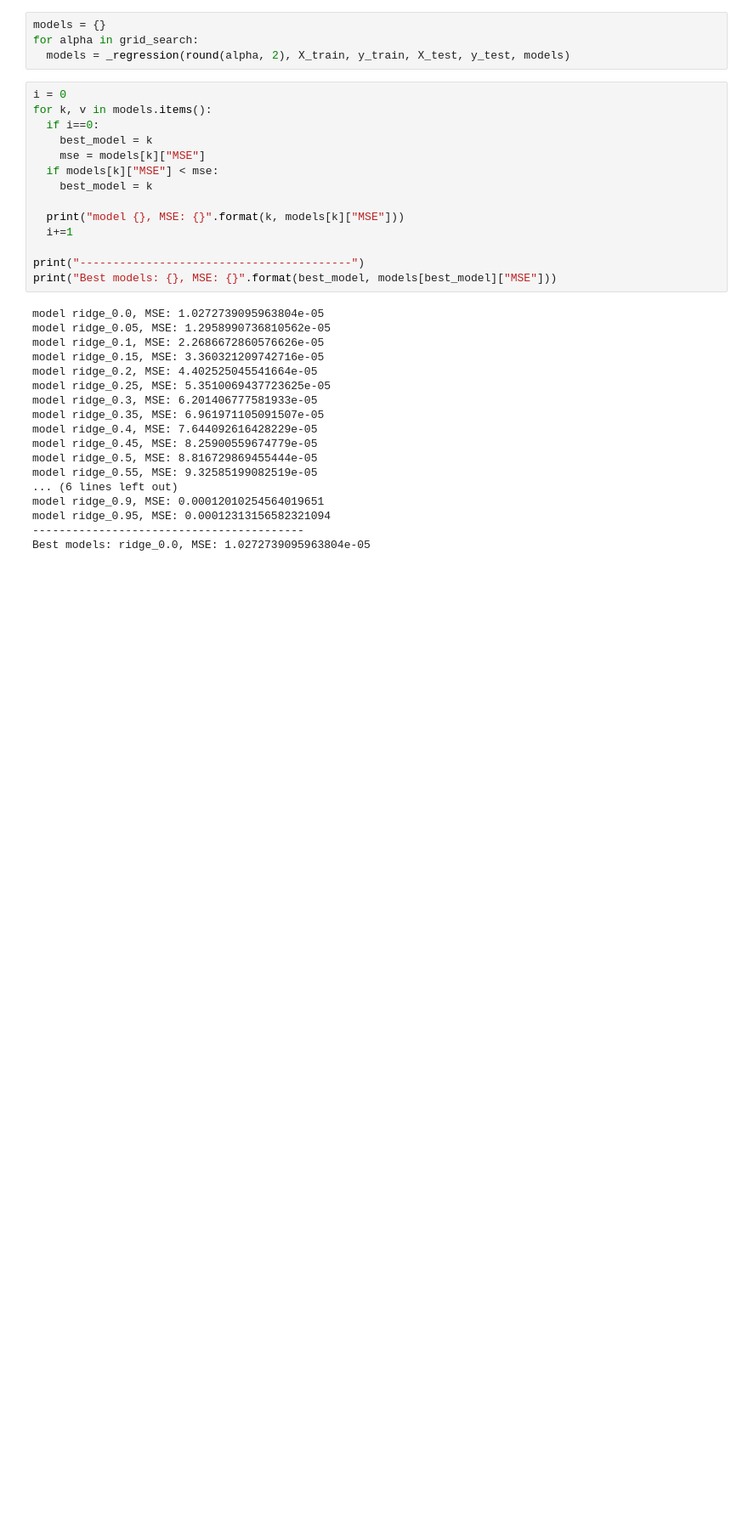
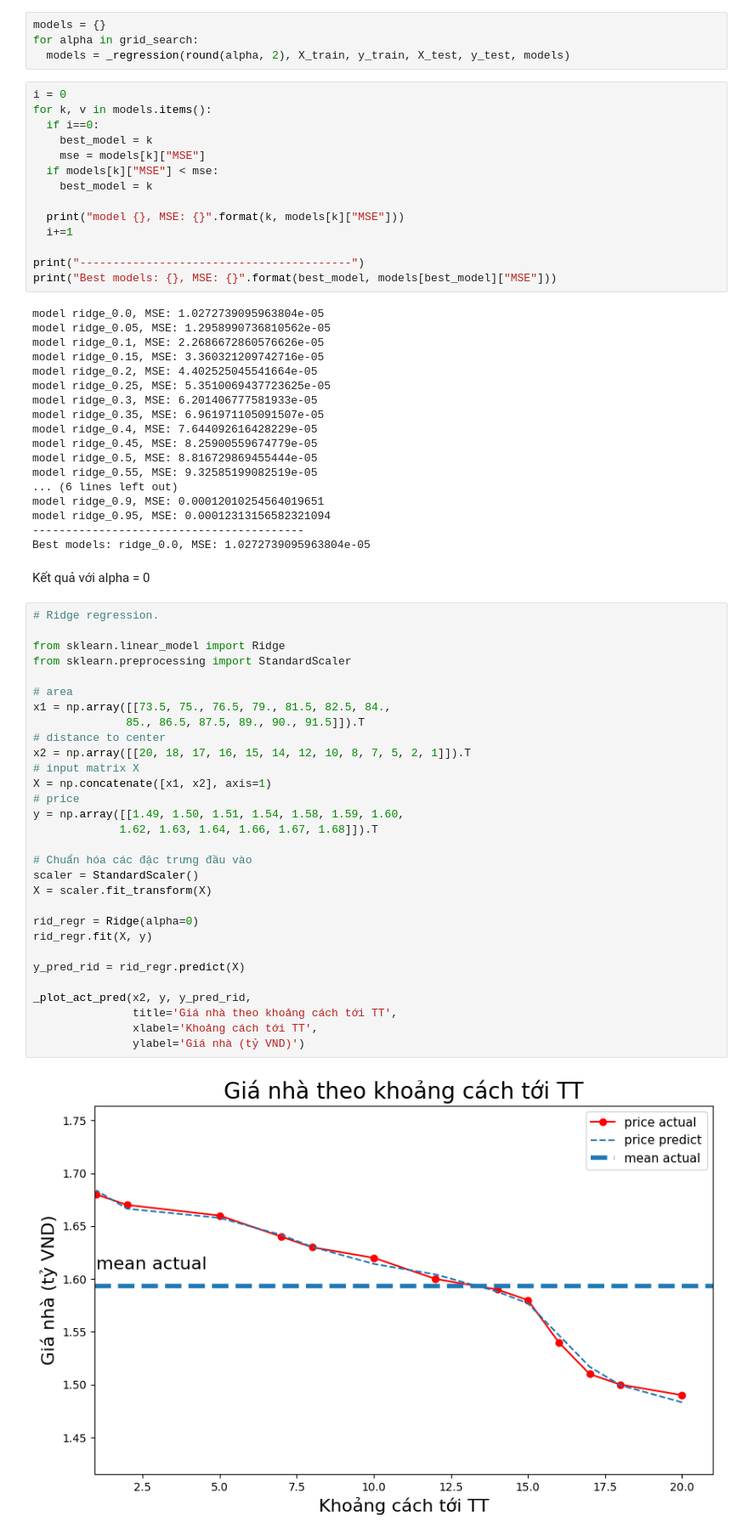
Before and after one commit to dieptonn/AI_research, a Jupyter notebook: PredictiveAnalytics/housePrice_prediction.ipynb, the cells around one changed output. Shown: that part at 85% size. Drawn from its saved outputs; the diff is of its cells as text; blank space fills up the shorter version.

```diff
--- a/PredictiveAnalytics/housePrice_prediction.ipynb
+++ b/PredictiveAnalytics/housePrice_prediction.ipynb
@@ -321,3 +321,37 @@ model ridge_0.9, MSE: 0.00012010254564019651
 model ridge_0.95, MSE: 0.00012313156582321094
 -----------------------------------------
 Best models: ridge_0.0, MSE: 1.0272739095963804e-05
+# %% [markdown]
+Kết quả với alpha = 0
+# %%
+# Ridge regression.
+
+from sklearn.linear_model import Ridge
+from sklearn.preprocessing import StandardScaler
+
+# area
+x1 = np.array([[73.5, 75., 76.5, 79., 81.5, 82.5, 84.,
+              85., 86.5, 87.5, 89., 90., 91.5]]).T
+# distance to center
+x2 = np.array([[20, 18, 17, 16, 15, 14, 12, 10, 8, 7, 5, 2, 1]]).T
+# input matrix X
+X = np.concatenate([x1, x2], axis=1)
+# price
+y = np.array([[1.49, 1.50, 1.51, 1.54, 1.58, 1.59, 1.60,
+             1.62, 1.63, 1.64, 1.66, 1.67, 1.68]]).T
+
+# Chuẩn hóa các đặc trưng đầu vào
+scaler = StandardScaler()
+X = scaler.fit_transform(X)
+
+rid_regr = Ridge(alpha=0)
+rid_regr.fit(X, y)
+
+y_pred_rid = rid_regr.predict(X)
+
+_plot_act_pred(x2, y, y_pred_rid,
+               title='Giá nhà theo khoảng cách tới TT',
+               xlabel='Khoảng cách tới TT',
+               ylabel='Giá nhà (tỷ VND)')
+# %% [output]
+[figure, added]
```
Also changed, not shown: parts of 5 cells of this notebook.
